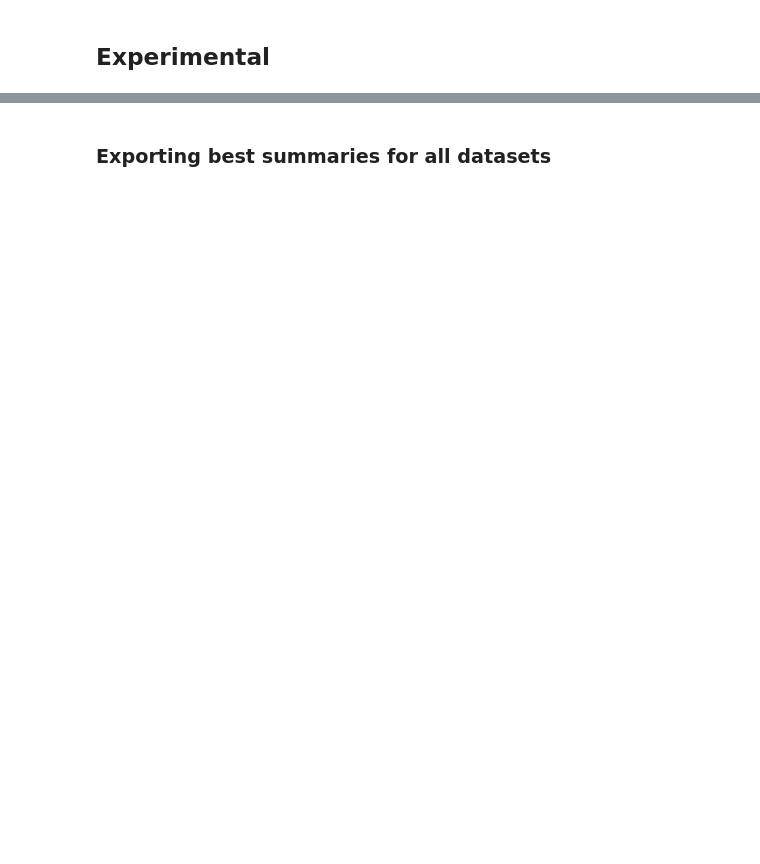
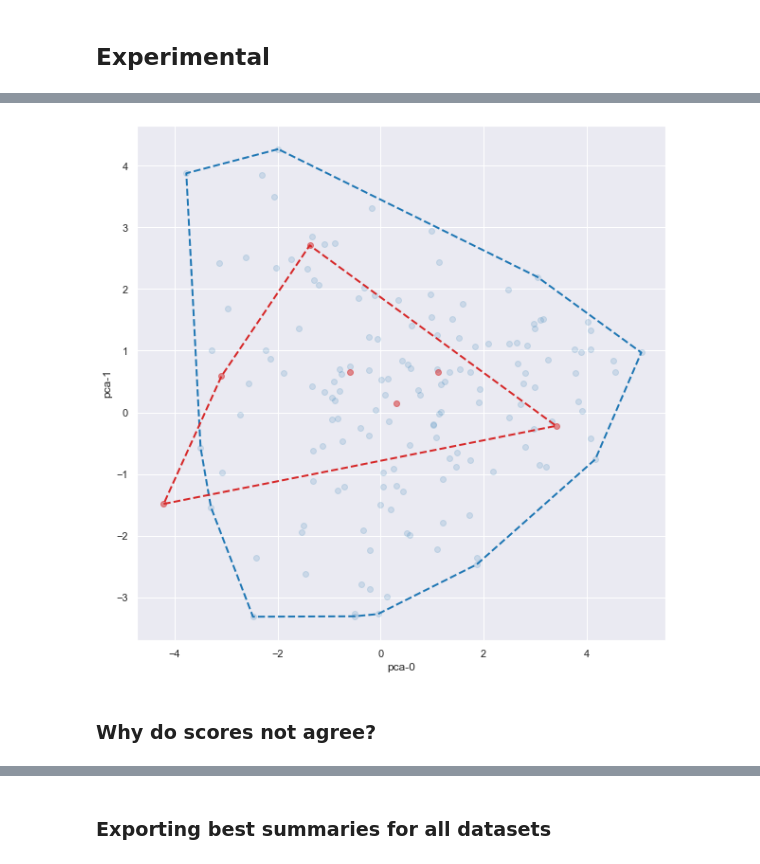
Before and after one commit to korunosk/geometry-of-text-summarization, a Jupyter notebook: main.ipynb, the cells around one changed output, grey strips where cells are left out. Saved outputs shown, nothing was run; the diff lists cells and outputs as text; code cells hidden in the pictures; blank space fills up the shorter version.

```diff
--- a/main.ipynb
+++ b/main.ipynb
@@ -84,21 +37,0 @@ def max_semantic_volume_summary(R: np.array, L: int, dist: Callable) -> list:
-# %%
-def load_data(dataset, encoded):
-    ext = '_encoded.json' if encoded else '.json'
-    with open(os.path.join(DATA_DIR, dataset + ext), mode='r') as fp:
-        return json.load(fp)
-
-def extract(topic):
-    documents = np.array(list(chain(*topic['documents'])))
-    annotations = topic['annotations']
-
-    summaries_tmp = list(map(itemgetter('text'), annotations))
-    indices_tmp = np.cumsum([0] + list(map(len, summaries_tmp)))
-    summaries = np.array(list(chain(*summaries_tmp)))
-    indices = np.array(list(zip(indices_tmp[:-1], indices_tmp[1:])))
-
-    pyr_scores = np.array(list(map(itemgetter('pyr_score'), annotations)))
-
-    return documents, summaries, indices, pyr_scores
-
-def calculate_scores(indices, metric):
-    return np.array([metric(i) for i in indices])
@@ -333,0 +188,4 @@ for alpha in np.linspace(0,1,10):
+# %%
+# Print summary where the metric and the Pyramid score agree
+SUMMARY_ID = int(np.where(summary_ids == 'E')[0])
+print_sentences(summaries[indices[SUMMARY_ID,0]:indices[SUMMARY_ID,1]])
@@ -333,0 +200,14 @@ for alpha in np.linspace(0,1,10):
+# %%
+# Plot projection of such summary
+document_embs, summary_embs, indices, _, _ = extract(tac_encoded[TOPIC_ID])
+
+document_pts, summary_pts = project_pca(np.concatenate((document_embs, summary_embs)), document_embs.shape[0])
+
+fig = plt.figure(figsize=(10,10))
+ax1 = fig.add_subplot(1,1,1)
+plot_hull('pca', ax1, '', document_pts, summary_pts[indices[SUMMARY_ID,0]:indices[SUMMARY_ID,1]])
+plt.show()
+# %% [output]
+[figure, added]
+# %% [markdown]
+### Why do scores not agree?
```
Also changed, not shown: parts of 55 cells of this notebook.
